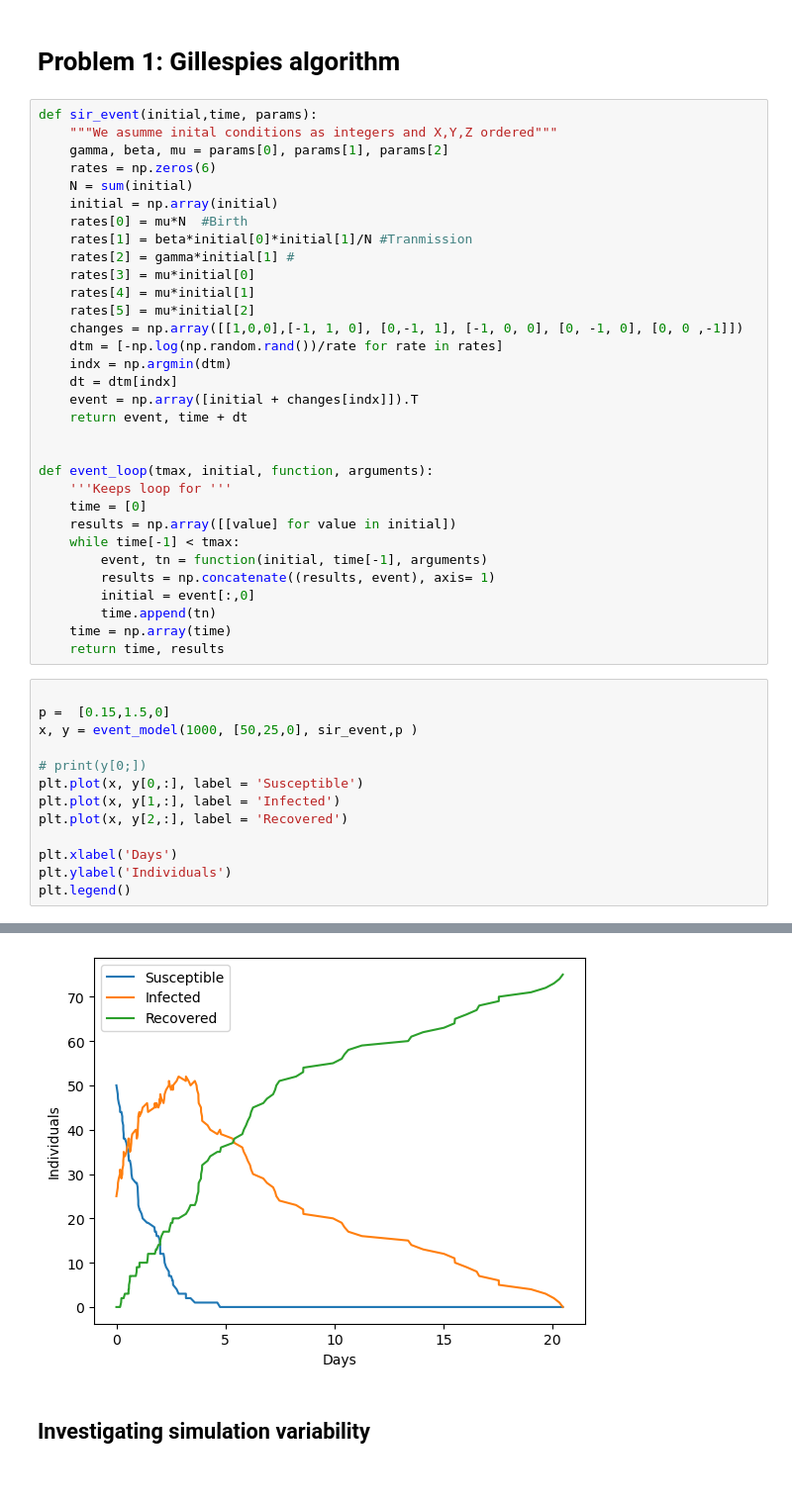
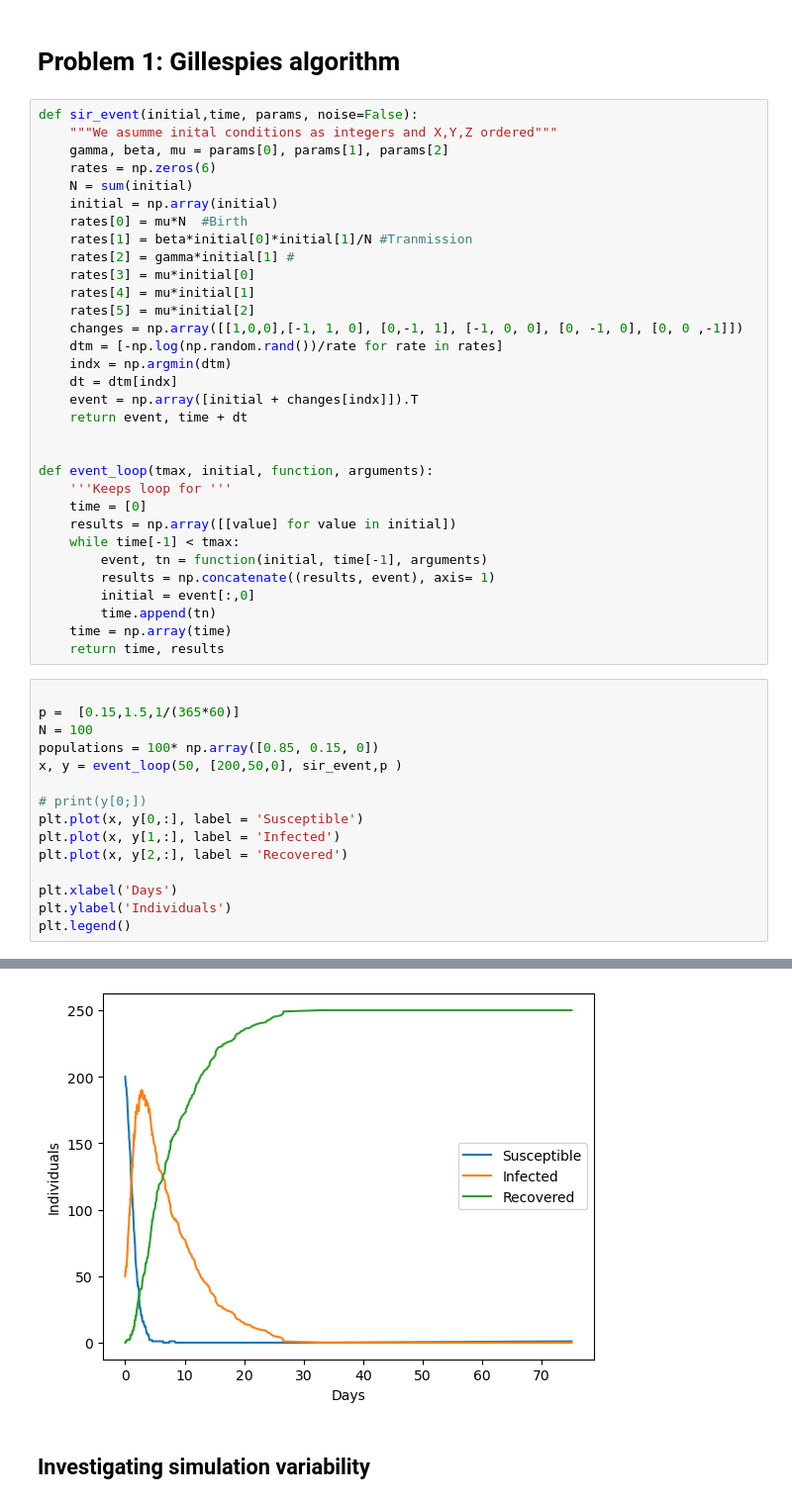
Before and after one commit to AleksSliw/Stochastic-and-spatial-models, a Jupyter notebook: Assigment II.ipynb, the cells around one changed output, grey strips where cells are left out. Shown: that part at 99% size. Saved outputs shown, nothing was run; the diff lists cells and outputs as text.

```diff
--- a/Assigment II.ipynb
+++ b/Assigment II.ipynb
@@ -6,7 +6,7 @@ import matplotlib.pyplot as plt
 # %% [markdown]
 # Problem 1: Gillespies algorithm
 # %%
-def sir_event(initial,time, params):
+def sir_event(initial,time, params, noise=False):
     """We asumme inital conditions as integers and X,Y,Z ordered"""
     gamma, beta, mu = params[0], params[1], params[2]
     rates = np.zeros(6)
@@ -39,20 +39,22 @@ def event_loop(tmax, initial, function, arguments):
     return time, results
 # %%
 
-p =  [0.15,1.5,0]
-x, y = event_model(1000, [50,25,0], sir_event,p )
+p =  [0.15,1.5,1/(365*60)]
+N = 100
+populations = 100* np.array([0.85, 0.15, 0])
+x, y = event_loop(50, [200,50,0], sir_event,p )
 
 # print(y[0;])
 plt.plot(x, y[0,:], label = 'Susceptible')
 plt.plot(x, y[1,:], label = 'Infected')
 plt.plot(x, y[2,:], label = 'Recovered')
 
 plt.xlabel('Days')
 plt.ylabel('Individuals')
 plt.legend()
 # %% [output]
 <matplotlib.legend.Legend at 0x...>
-[figure, old version]
+[figure, new version]
 # %% [markdown]
 ## Investigating simulation variability
 # %%
```
Also changed, not shown: parts of 6 cells of this notebook.
